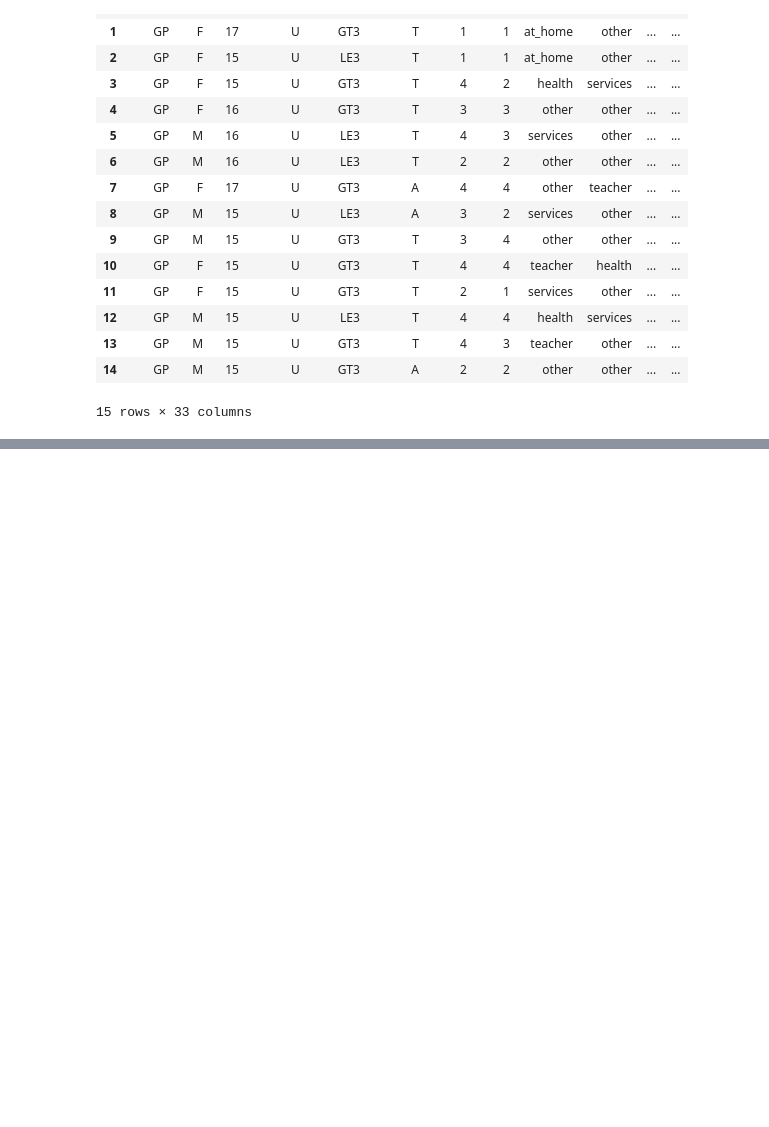
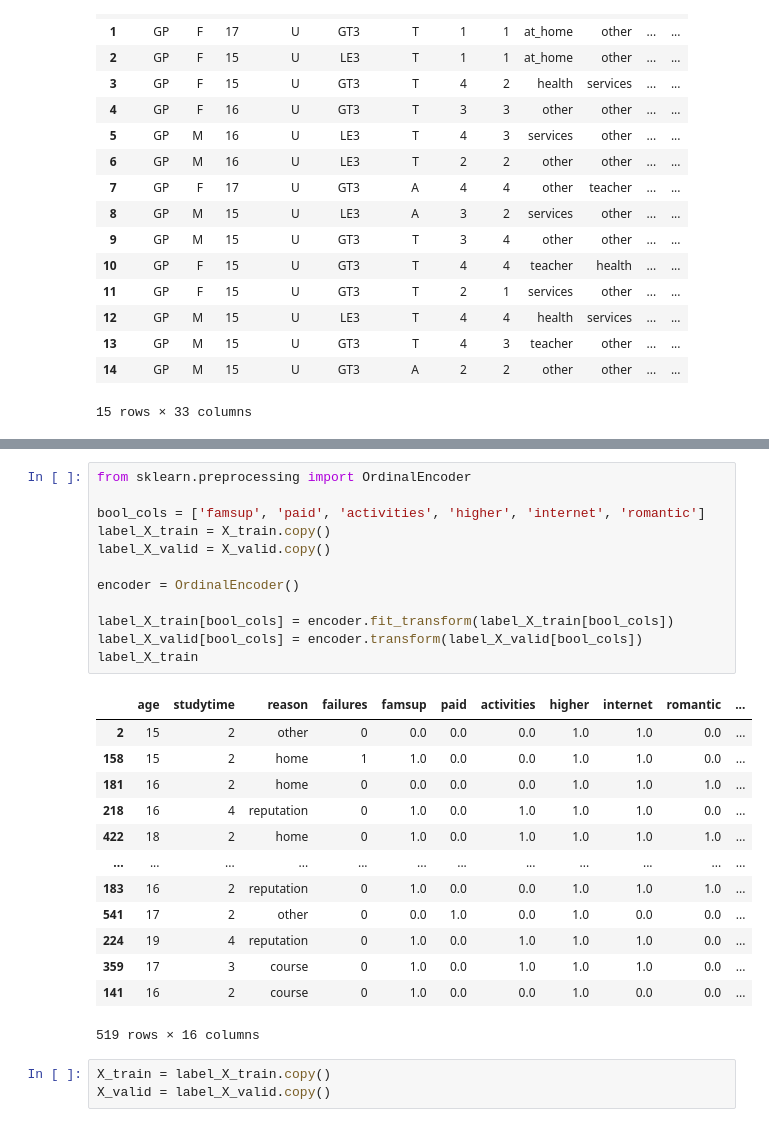
Before and after one commit to PNUAITeam13/AlcoholConsumption, a Jupyter notebook: alcohol_consumption.ipynb, the cells around one changed output, grey strips where cells are left out. Drawn from its saved outputs; the diff is of its cells as text; blank space fills up the shorter version.

```diff
--- a/alcohol_consumption.ipynb
+++ b/alcohol_consumption.ipynb
@@ -64,0 +120,29 @@ X_train.head()
+# %%
+from sklearn.preprocessing import OrdinalEncoder
+
+bool_cols = ['famsup', 'paid', 'activities', 'higher', 'internet', 'romantic']
+label_X_train = X_train.copy()
+label_X_valid = X_valid.copy()
+
+encoder = OrdinalEncoder()
+
+label_X_train[bool_cols] = encoder.fit_transform(label_X_train[bool_cols])
+label_X_valid[bool_cols] = encoder.transform(label_X_valid[bool_cols])
+label_X_train
+# %% [output]
+|  | age | studytime | reason | failures | famsup | paid | activities | higher | internet | romantic | ... |
+| 2 | 15 | 2 | other | 0 | 0.0 | 0.0 | 0.0 | 1.0 | 1.0 | 0.0 | ... |
+| 158 | 15 | 2 | home | 1 | 1.0 | 0.0 | 0.0 | 1.0 | 1.0 | 0.0 | ... |
+| 181 | 16 | 2 | home | 0 | 0.0 | 0.0 | 0.0 | 1.0 | 1.0 | 1.0 | ... |
+| 218 | 16 | 4 | reputation | 0 | 1.0 | 0.0 | 1.0 | 1.0 | 1.0 | 0.0 | ... |
+| 422 | 18 | 2 | home | 0 | 1.0 | 0.0 | 1.0 | 1.0 | 1.0 | 1.0 | ... |
+| ... | ... | ... | ... | ... | ... | ... | ... | ... | ... | ... | ... |
+| 183 | 16 | 2 | reputation | 0 | 1.0 | 0.0 | 0.0 | 1.0 | 1.0 | 1.0 | ... |
+| 541 | 17 | 2 | other | 0 | 0.0 | 1.0 | 0.0 | 1.0 | 0.0 | 0.0 | ... |
+| 224 | 19 | 4 | reputation | 0 | 1.0 | 0.0 | 1.0 | 1.0 | 1.0 | 0.0 | ... |
+| 359 | 17 | 3 | course | 0 | 1.0 | 0.0 | 1.0 | 1.0 | 1.0 | 0.0 | ... |
+| 141 | 16 | 2 | course | 0 | 1.0 | 0.0 | 0.0 | 1.0 | 0.0 | 0.0 | ... |
+519 rows × 16 columns
+# %%
+X_train = label_X_train.copy()
+X_valid = label_X_valid.copy()
```
Also changed, not shown: parts of 12 cells of this notebook, 1 other file.
